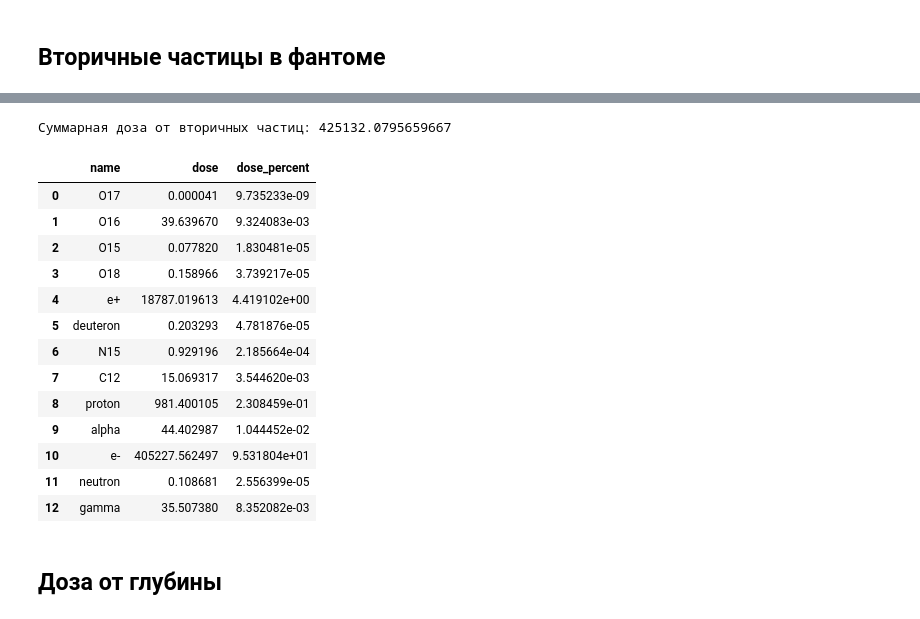
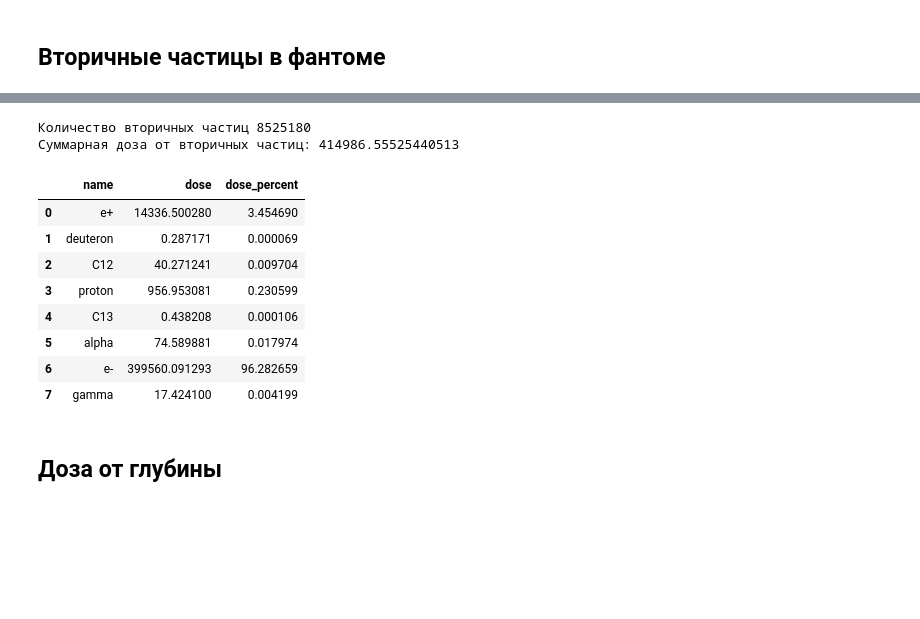
Before and after one commit to annndruha/Distribution-of-secondary-particles-in-tissue-equivalent-materials, a Jupyter notebook: model_cube/ParticlePlotter.ipynb, the cells around one changed output, grey strips where cells are left out. Saved outputs shown, nothing was run; the diff lists cells and outputs as text; code cells hidden in the pictures; blank space fills up the shorter version.

```diff
--- a/model_cube/ParticlePlotter.ipynb
+++ b/model_cube/ParticlePlotter.ipynb
@@ -41,4 +40,0 @@ plt.rcParams["figure.figsize"] = (10,6)
-# %%
-runN = "*" # If take all runs set runN = "*"
-paths = glob.glob(f"build/Run{runN}_nt_ParticleData_t*.csv") #accel_data_secondary
-assert len(paths) == 20
@@ -63,4 +45,25 @@ Headers from file: build/Run0_nt_ParticleData_t8.csv
+# %%
+def load_data(folder = 'build'):
+    paths = glob.glob(f"{folder}/*.csv")
+    with open(paths[0], 'r') as f:
+        print(f"Headers from file: {paths[0]}")
+        hlines = []
+        while True:
+            line = f.readline()
+            if len(line) == 0 or line[0] != '#':
+                break
+            hlines.append(line)
+        title = hlines[1].replace('#title ', '')[:-1]
+        sep = chr(int(hlines[2].replace('#separator ', '')[:-1]))
+        vsc_sep = chr(int(hlines[3].replace('#vector_separator ', '')[:-1]))
+        columns = [' '.join(l.split(' ')[2:])[:-1] for l in hlines[4:]]
+        meta_len = len(hlines)
+    data = pd.DataFrame()
+    for path in paths[:10]:
+        item = pd.read_csv(path, skiprows=meta_len, names=columns)
+        data = pd.concat([data, item], ignore_index=True)
+    return data
 # %%
-pnames = {'annihil':'Аннигиляция','compt':'Комптон-эффект','conv':'Рождение пар',
-          'eBrem':'Тормозное излучение','eIoni':'Ионизационные потери','hadElastic':'?',
-          'phot':'Фотоэффект','photonNuclear':'?'}
+data = load_data('data_geen_water')
+data2 = load_data('build')
+data3 = load_data('data_geen_acrylic')
@@ -124,22 +129,20 @@ len(secondary)
 # %%
-print('Суммарная доза от вторичных частиц:', sum(dose_weights(secondary)['dose']))
-dose_weights(secondary)
+secondary2 = data2[data2['creator_process'] != 'user']
+print('Количество вторичных частиц', len(secondary2))
+print('Суммарная доза от вторичных частиц:', sum(dose_weights(secondary2)['dose']))
+dose_weights(secondary2)
 # %% [output]
-Суммарная доза от вторичных частиц: 425132.0795659667
+Количество вторичных частиц 8525180
+Суммарная доза от вторичных частиц: 414986.55525440513
 |  | name | dose | dose_percent |
-| 0 | O17 | 0.000041 | 9.735233e-09 |
-| 1 | O16 | 39.639670 | 9.324083e-03 |
-| 2 | O15 | 0.077820 | 1.830481e-05 |
-| 3 | O18 | 0.158966 | 3.739217e-05 |
-| 4 | e+ | 18787.019613 | 4.419102e+00 |
-| 5 | deuteron | 0.203293 | 4.781876e-05 |
-| 6 | N15 | 0.929196 | 2.185664e-04 |
-| 7 | C12 | 15.069317 | 3.544620e-03 |
-| 8 | proton | 981.400105 | 2.308459e-01 |
-| 9 | alpha | 44.402987 | 1.044452e-02 |
-| 10 | e- | 405227.562497 | 9.531804e+01 |
-| 11 | neutron | 0.108681 | 2.556399e-05 |
-| 12 | gamma | 35.507380 | 8.352082e-03 |
+| 0 | e+ | 14336.500280 | 3.454690 |
+| 1 | deuteron | 0.287171 | 0.000069 |
+| 2 | C12 | 40.271241 | 0.009704 |
+| 3 | proton | 956.953081 | 0.230599 |
+| 4 | C13 | 0.438208 | 0.000106 |
+| 5 | alpha | 74.589881 | 0.017974 |
+| 6 | e- | 399560.091293 | 96.282659 |
+| 7 | gamma | 17.424100 | 0.004199 |
 # %% [markdown]
 ## Доза от глубины
 # %% [markdown]
```
Also changed, not shown: parts of 22 cells of this notebook, 2 other files.
